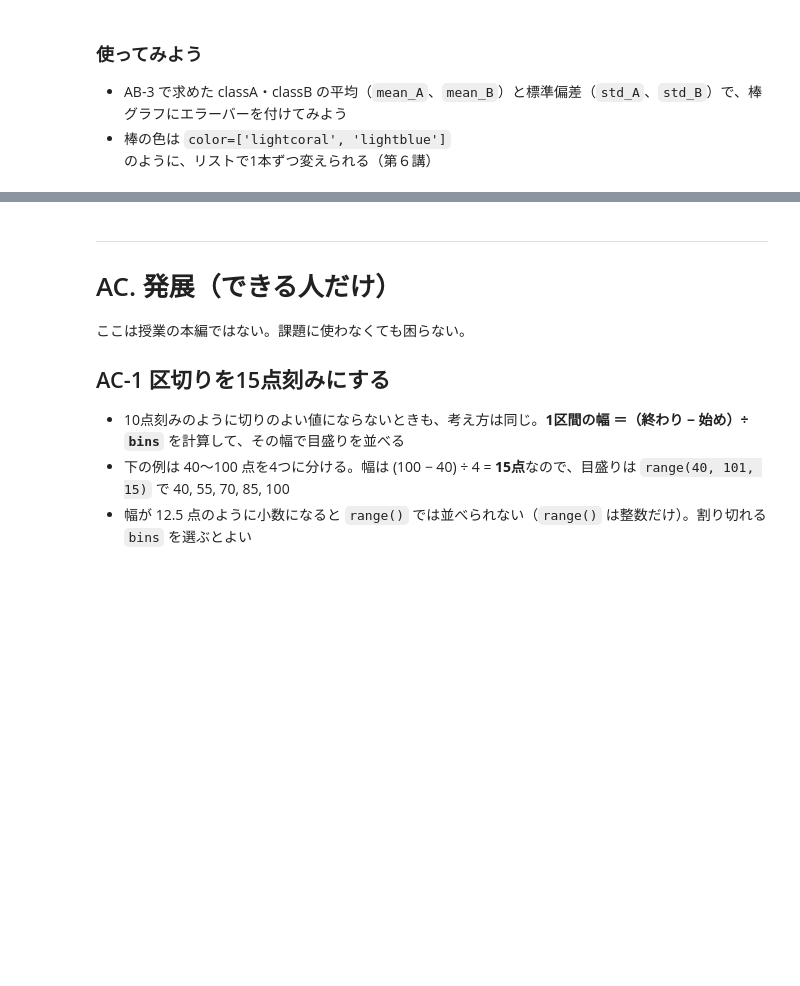
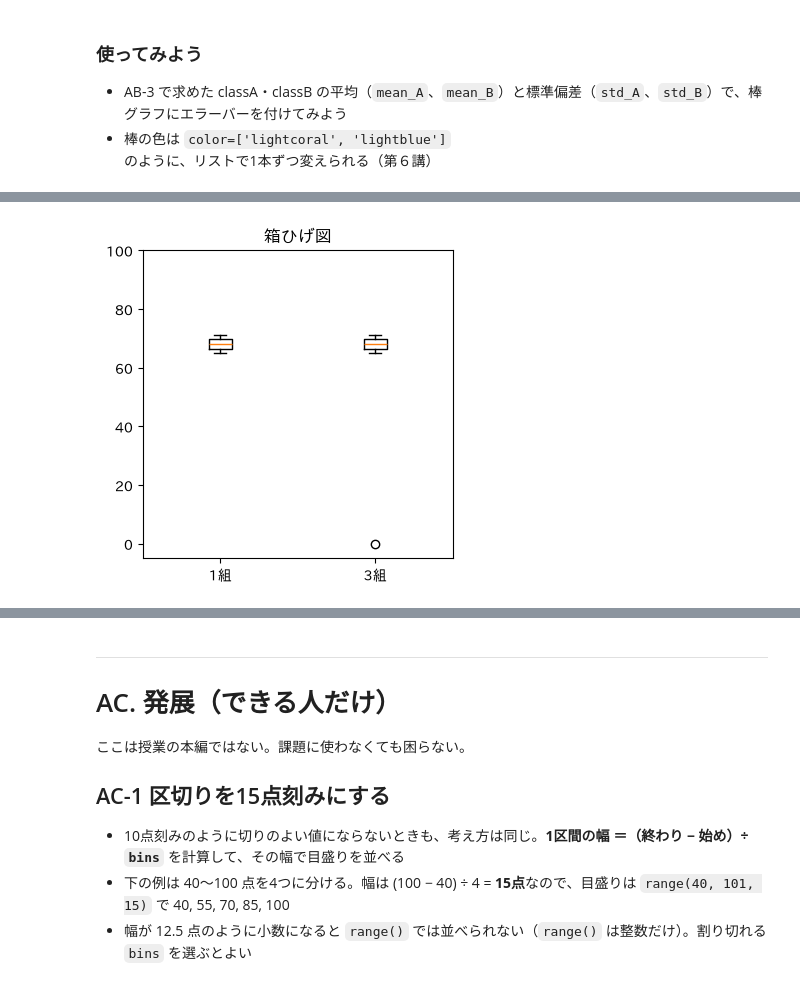
Before and after one commit to CreativeStudies-NGT/lectures, a Jupyter notebook: dsa/DSA2026_第９講_ヒストグラム_エラーバー.ipynb, the cells around one changed output, grey strips where cells are left out. Drawn from its saved outputs; the diff is of its cells as text; code cells hidden in the pictures; blank space fills up the shorter version.

```diff
--- a/dsa/DSA2026_第９講_ヒストグラム_エラーバー.ipynb
+++ b/dsa/DSA2026_第９講_ヒストグラム_エラーバー.ipynb
@@ -554,0 +592,8 @@ plt.show()
+# %%
+plt.figure(figsize=(4, 4))
+plt.boxplot([group1, group3], tick_labels=['1組', '3組'])
+plt.ylim(-5, 100)
+plt.title('箱ひげ図')
+plt.show()
+# %% [output]
+[figure, added]
```
Also changed, not shown: parts of 11 cells of this notebook.
